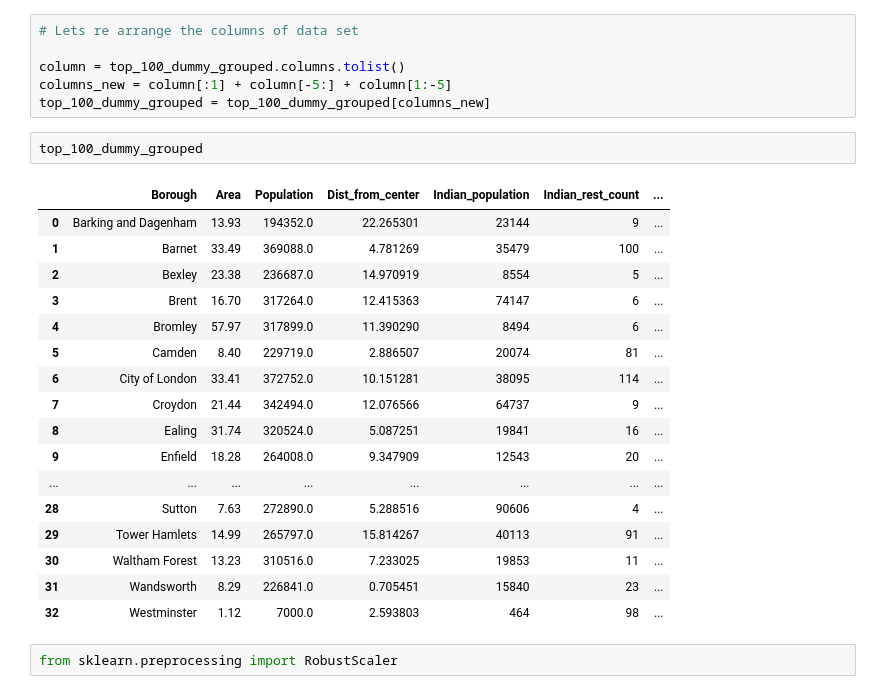
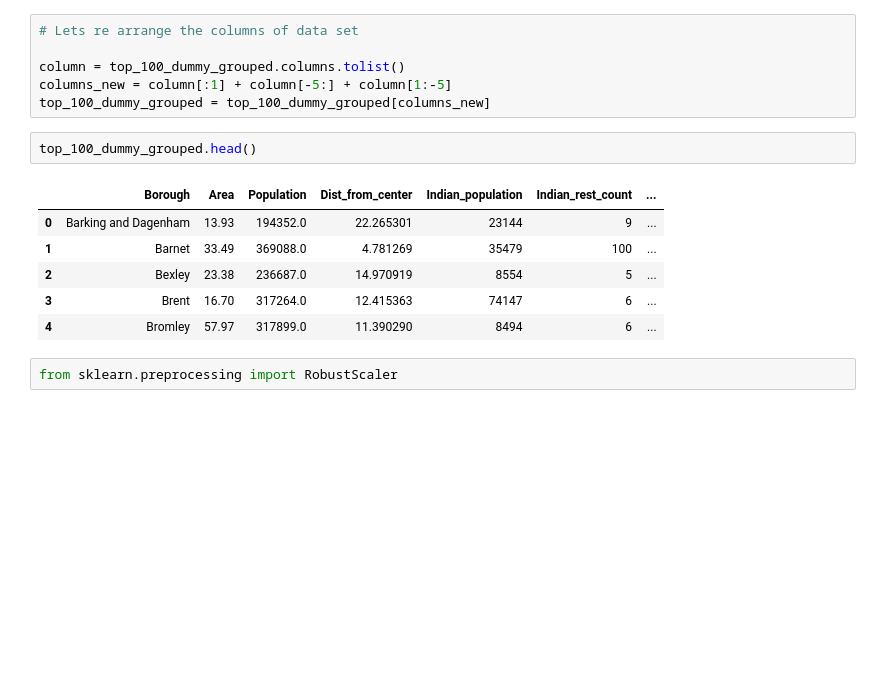
Before and after one commit to shrirangdixit/Coursera_Capstone, a Jupyter notebook: Capstone_project/Capstone_Project-The_Optimal_Locations_for_Indian_Restaurent.ipynb, the cells around one changed output. Saved outputs shown, nothing was run; the diff lists cells and outputs as text; blank space fills up the shorter version.

```diff
--- a/Capstone_project/Capstone_Project-The_Optimal_Locations_for_Indian_Restaurent.ipynb
+++ b/Capstone_project/Capstone_Project-The_Optimal_Locations_for_Indian_Restaurent.ipynb
@@ -589,25 +572,14 @@ column = top_100_dummy_grouped.columns.tolist()
 columns_new = column[:1] + column[-5:] + column[1:-5]
 top_100_dummy_grouped = top_100_dummy_grouped[columns_new]
 # %%
-top_100_dummy_grouped
+top_100_dummy_grouped.head()
 # %% [output]
 |  | Borough | Area | Population | Dist_from_center | Indian_population | Indian_rest_count | ... |
 | 0 | Barking and Dagenham | 13.93 | 194352.0 | 22.265301 | 23144 | 9 | ... |
 | 1 | Barnet | 33.49 | 369088.0 | 4.781269 | 35479 | 100 | ... |
 | 2 | Bexley | 23.38 | 236687.0 | 14.970919 | 8554 | 5 | ... |
 | 3 | Brent | 16.70 | 317264.0 | 12.415363 | 74147 | 6 | ... |
 | 4 | Bromley | 57.97 | 317899.0 | 11.390290 | 8494 | 6 | ... |
-| 5 | Camden | 8.40 | 229719.0 | 2.886507 | 20074 | 81 | ... |
-| 6 | City of London | 33.41 | 372752.0 | 10.151281 | 38095 | 114 | ... |
-| 7 | Croydon | 21.44 | 342494.0 | 12.076566 | 64737 | 9 | ... |
-| 8 | Ealing | 31.74 | 320524.0 | 5.087251 | 19841 | 16 | ... |
-| 9 | Enfield | 18.28 | 264008.0 | 9.347909 | 12543 | 20 | ... |
-| ... | ... | ... | ... | ... | ... | ... | ... |
-| 28 | Sutton | 7.63 | 272890.0 | 5.288516 | 90606 | 4 | ... |
-| 29 | Tower Hamlets | 14.99 | 265797.0 | 15.814267 | 40113 | 91 | ... |
-| 30 | Waltham Forest | 13.23 | 310516.0 | 7.233025 | 19853 | 11 | ... |
-| 31 | Wandsworth | 8.29 | 226841.0 | 0.705451 | 15840 | 23 | ... |
-| 32 | Westminster | 1.12 | 7000.0 | 2.593803 | 464 | 98 | ... |
 # %%
 from sklearn.preprocessing import RobustScaler
 # %%
```
Also changed, not shown: parts of 18 cells of this notebook, 1 other file.
